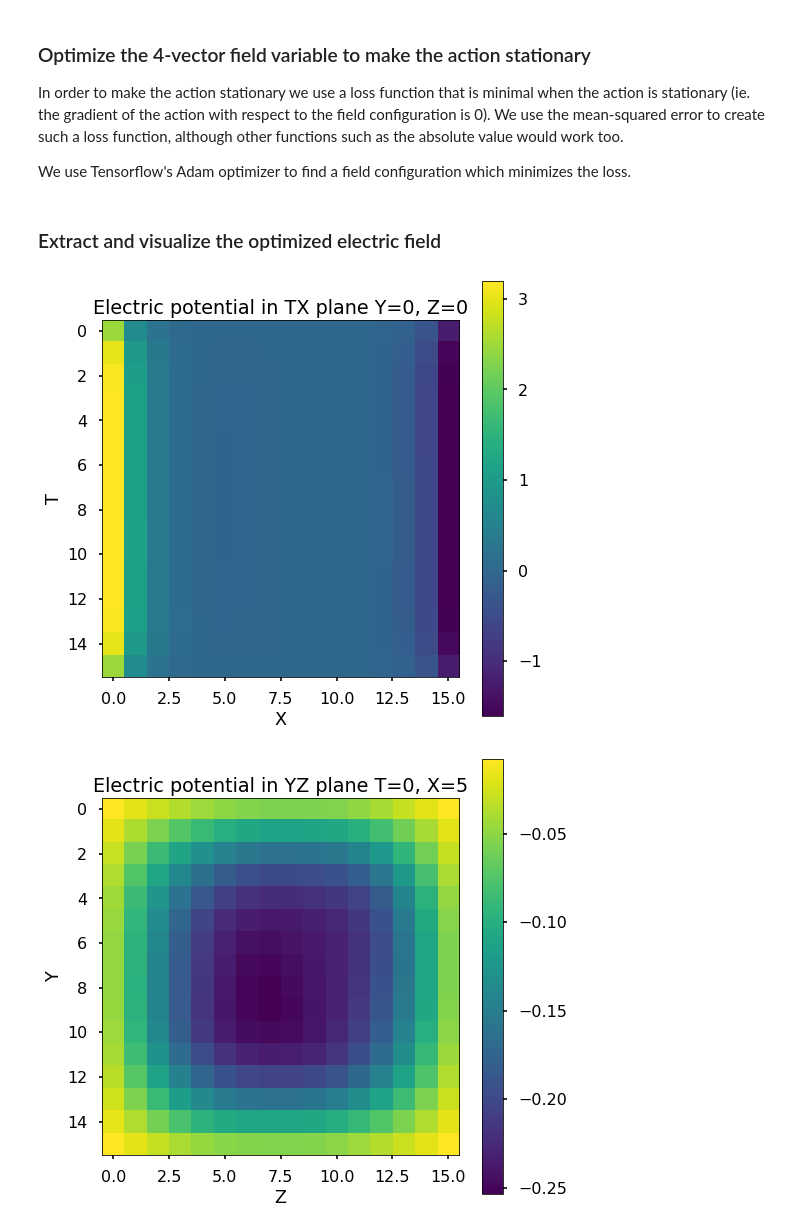
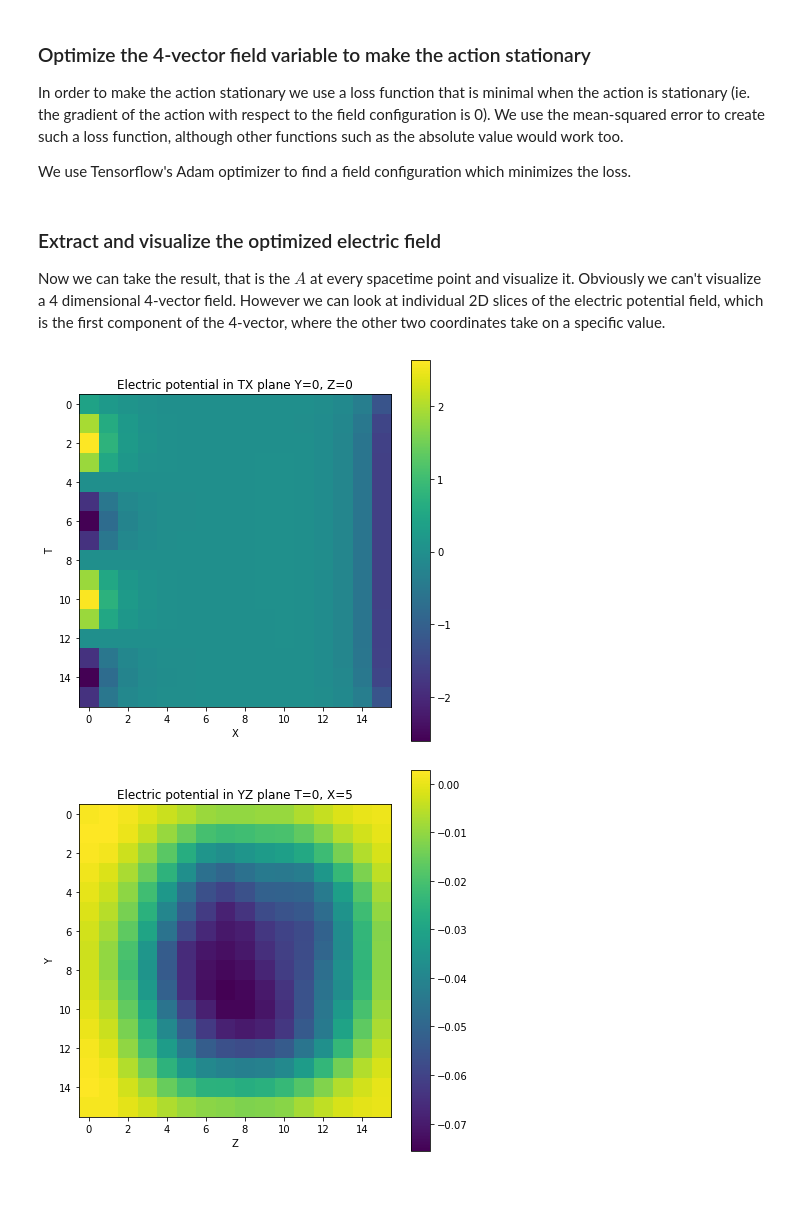
Before and after one commit to RobinKa/tfga, a Jupyter notebook: notebooks/em.ipynb, the cells around one changed output. Drawn from its saved outputs; the diff is of its cells as text; code cells hidden in the pictures; blank space fills up the shorter version.

Commit message:
em: more interesting boundary conditions, added videos

```diff
--- a/notebooks/em.ipynb
+++ b/notebooks/em.ipynb
@@ -65,8 +66,15 @@ def get_action(config_a_variable):
     # This gets a bit verbose because of the pad syntax esepcially since we only want to pad the
     # first index of the last axis with non-zeros.
 
+    # Create time-varying boundary condition. Start with sine of shape [N].
+    # Then reshape to [N, 1, N, N, 1] which we can concatenate with the
+    # original values.
+    pad_values = 10.0 * tf.sin(2.0 * tf.range(grid_size[0], dtype=tf.float32) * 2.0 * tf.constant(np.pi, dtype=tf.float32) / grid_size[0])
+    pad_values = tf.expand_dims(pad_values, axis=[-1, -2, -3, -4])
+    pad_values = tf.tile(pad_values, [1, 1, grid_size[0], grid_size[0], 1])
+
     config_left_pad_x = tf.concat([
-        tf.pad(config_a_variable[..., :1], [[0, 0], [1, 0], [0, 0], [0, 0], [0, 0]], constant_values=10),
+        tf.concat([pad_values, config_a_variable[..., :1]], axis=1),
         tf.pad(config_a_variable[..., 1:], [[0, 0], [1, 0], [0, 0], [0, 0], [0, 0]]),
     ], axis=-1)
 
@@ -76,7 +84,7 @@ def get_action(config_a_variable):
     ], axis=-1)
 
     config_left_pad_y = tf.concat([
-        tf.pad(config_a_variable[..., :1], [[0, 0], [0, 0], [1, 0], [0, 0], [0, 0]], constant_values=0),
+        tf.pad(config_a_variable[..., :1], [[0, 0], [0, 0], [1, 0], [0, 0], [0, 0]]),
         tf.pad(config_a_variable[..., 1:], [[0, 0], [0, 0], [1, 0], [0, 0], [0, 0]]),
     ], axis=-1)
 
@@ -140,5 +148,3 @@ def train_step(config_a_variable):
 
 for i in range(3000):
     train_step(config_a_variable)
-# %% [markdown]
-### Extract and visualize the optimized electric field
@@ -150,30 +151,33 @@ electric_potential = ga.select_blades(config_a, "0")
+# %% [markdown]
+### Extract and visualize the optimized electric field
+Now we can take the result, that is the $A$ at every spacetime point and visualize it. Obviously we can't visualize a 4 dimensional 4-vector field. However we can look at
+individual 2D slices of the electric potential field, which is the first component of the 4-vector, where the other two coordinates take on a specific value.
 # %%
 # Plot electric potential slices. We are not plotting the boundaries here.
 
-with plt.style.context("seaborn-poster"):
-    plt.figure(figsize=(8, 8))
-    plt.imshow(config_a_variable[..., 0, 0, 0])
-    plt.colorbar()
-    plt.title("Electric potential in TX plane Y=0, Z=0")
-    plt.xlabel("X")
-    plt.ylabel("T")
-    plt.show()
+plt.figure(figsize=(7, 7))
+plt.imshow(config_a_variable[..., 0, 0, 0])
+plt.colorbar()
+plt.title("Electric potential in TX plane Y=0, Z=0")
+plt.xlabel("X")
+plt.ylabel("T")
+plt.show()
 
-    plt.figure(figsize=(8, 8))
-    plt.imshow(config_a_variable[..., 0, 5, :, :, 0])
-    plt.colorbar()
-    plt.title("Electric potential in YZ plane T=0, X=5")
-    plt.xlabel("Z")
-    plt.ylabel("Y")
-    plt.show()
+plt.figure(figsize=(7, 7))
+plt.imshow(config_a_variable[..., 0, 5, :, :, 0])
+plt.colorbar()
+plt.title("Electric potential in YZ plane T=0, X=5")
+plt.xlabel("Z")
+plt.ylabel("Y")
+plt.show()
 
-    plt.figure(figsize=(8, 8))
-    plt.imshow(config_a_variable[..., 0, :, :, 0, 0])
-    plt.colorbar()
-    plt.title("Electric potential in XY plane T=0, Z=0")
-    plt.xlabel("Y")
-    plt.ylabel("X")
-    plt.show()
+plt.figure(figsize=(7, 7))
+plt.imshow(config_a_variable[..., 2, :, :, 0, 0])
+plt.colorbar()
+plt.title("Electric potential in XY plane T=2, Z=0")
+plt.xlabel("Y")
+plt.ylabel("X")
+plt.show()
 # %% [output]
-[figure, old version]
+[figure, new version]
-[figure, old version]
+[figure, new version]
```
Also changed, not shown: parts of 13 cells of this notebook, 2 other files.
